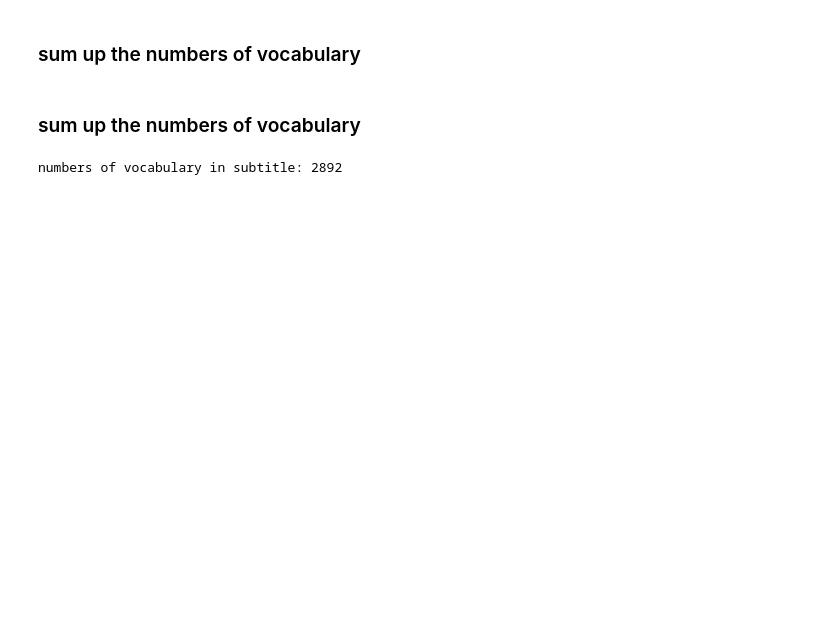
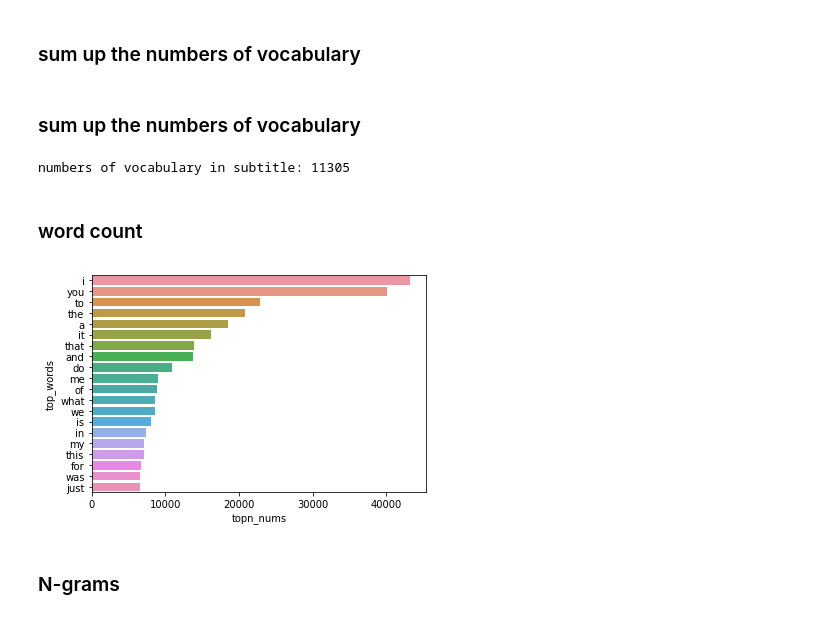
Before and after one commit to mikolaje/SubtitleAnalysis, a Jupyter notebook: DesperateHousewives/data_display.ipynb, the cells around one changed output. Cells and saved outputs as stored; diff of their text form; code cells hidden in the pictures; blank space fills up the shorter version.

Commit message:
add desperate housewives analysis

```diff
--- a/DesperateHousewives/data_display.ipynb
+++ b/DesperateHousewives/data_display.ipynb
@@ -17,7 +17,7 @@ import matplotlib.pyplot as plt
 # %%
 def get_words_list_season(season):
     token_list = []
-    with io.open(r'DesperateHousewives/filtered_subtitles/S%s/S%s_all.txt' % (season, season), 'r', encoding='u8') as f:
+    with io.open(r'filtered_subtitles/S%s/S%s_all.txt' % (season, season), 'r', encoding='u8') as f:
         text = f.read()
         doc = nlp(text)
         for token in doc:
@@ -33,6 +33,7 @@ def get_words_list_all():
         all_token_list.extend(token_list)
     return all_token_list
 
+#get_words_list_season('01')
 all_token_list = get_words_list_all()
 # %% [markdown]
 ### sum up the numbers of vocabulary
@@ -50,4 +51,18 @@ for token in all_token_list:
 
 print('numbers of vocabulary in subtitle: %s' % len(set(words_list)))
 # %% [output]
-numbers of vocabulary in subtitle: 2892
+numbers of vocabulary in subtitle: 11305
+# %% [markdown]
+### word count
+# %%
+topn = 20
+cnt = Counter(words_list)
+most_common = cnt.most_common(topn)
+top_words = [each[0] for each in most_common]
+topn_nums = [each[1] for each in most_common]
+df = pd.DataFrame(dict(top_words=top_words, topn_nums=topn_nums))
+
+
+ax = sns.barplot(x="topn_nums", y="top_words", data=df)
+# %% [output]
+[figure, added]
@@ -53,0 +101,2 @@ numbers of vocabulary in subtitle: 2892
+# %% [markdown]
+### N-grams
```
Also changed, not shown: parts of 3 cells of this notebook, 1 other file.
